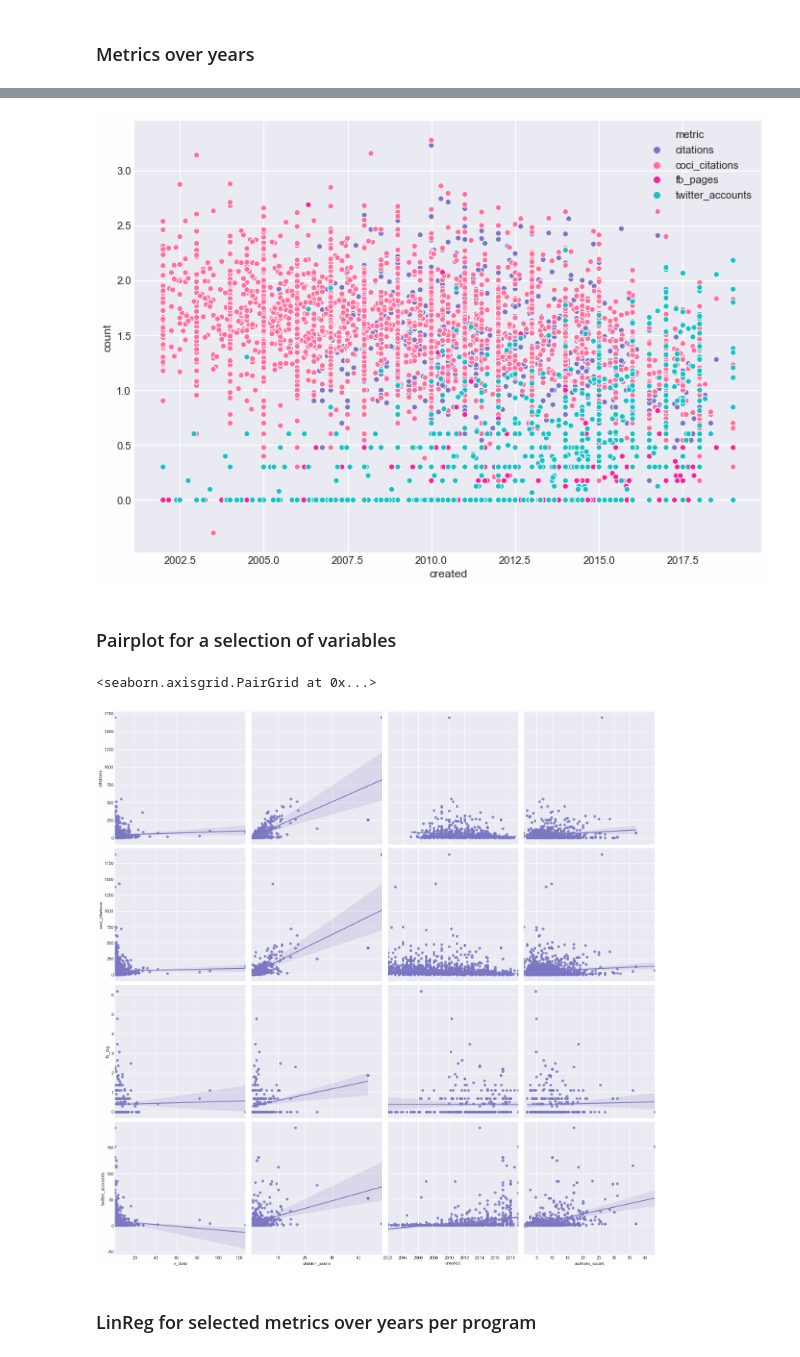
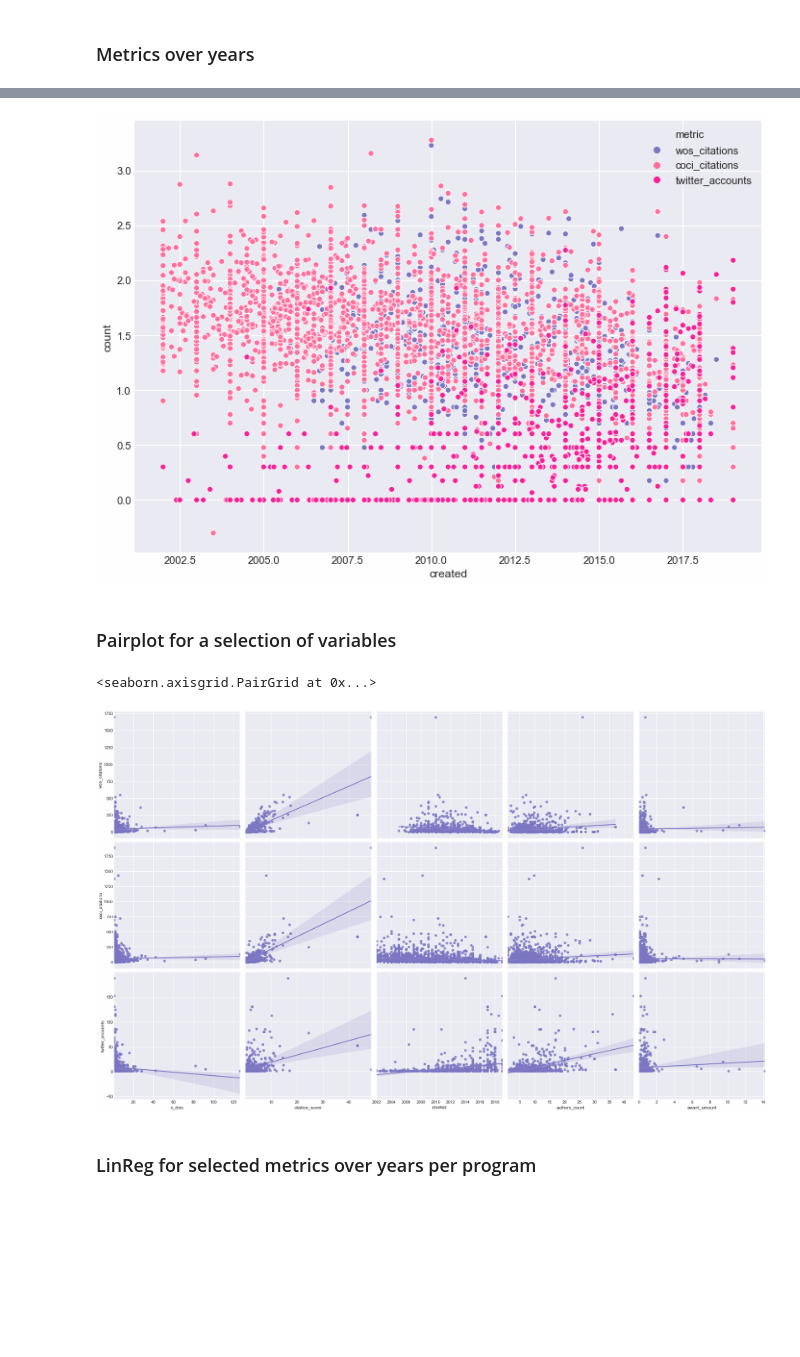
Before and after one commit to ScholCommLab/tracking-grants, a Jupyter notebook: notebooks/reports/interim_report_3.ipynb, the cells around one changed output, grey strips where cells are left out. Drawn from its saved outputs; the diff is of its cells as text; code cells hidden in the pictures; blank space fills up the shorter version.

```diff
--- a/notebooks/reports/interim_report_3.ipynb
+++ b/notebooks/reports/interim_report_3.ipynb
@@ -93,0 +32,18 @@ altmetrics.index = altmetrics.index.str.lower()
+# %%
+# Load references
+refs = load_references()
+
+# Load matched articles
+articles = load_articles()
+
+# Load metrics from WoS
+wos = load_wos()
+
+# Load metrics from Altmetric
+altmetrics = load_altmetrics()
+
+# Load trials
+trials = load_trials()
+
+# Load awards
+awards = load_awards()
@@ -125,3 +124,21 @@ x.round(2)
+# %%
+award_cols = ["grant_id", "award_amount", "type", "award_year"]
+
+# Remove ref_id, grant_id, and score (!) as the individual references deposited might apply to various grants and even contain slightly different formats for the publications
+grants = metrics
+grants = grants.groupby(["program", 'grant_id']).mean().reset_index()
+
+grants = grants.merge(metrics.groupby("grant_id")['DOI'].nunique().to_frame("n_dois"), left_on="grant_id", right_index=True)
+grants = grants.merge(articles.groupby("grant_id").created.mean(), left_on="grant_id", right_index=True)
+grants = grants.merge(articles.groupby("grant_id").authors_count.mean(), left_on="grant_id", right_index=True)
+grants = grants.merge(awards[award_cols], left_on="grant_id", right_on="grant_id", how="left")
+grants.award_amount = grants.award_amount / 1000000
+
+grants = grants.merge(metrics.groupby("grant_id")['coci_citations'].sum().to_frame("total_coci"), left_on="grant_id", right_index=True)
+
+grants.coci_citations = grants.coci_citations.replace(0, np.nan)
+
+grants = grants[grants.program!="PRORP"]
 # %% [markdown]
 ### Coverage per Grant ID
 # %%
@@ -218,23 +225,22 @@ with sns.axes_style(style="white"):
 # %%
 pdf = grants.melt(
     id_vars=["program", "created"],
-    value_vars=["citations", "coci_citations", "fb_pages", "twitter_accounts"],
+    value_vars=["wos_citations", "coci_citations", "twitter_accounts"],
     var_name="metric", value_name="count")
 pdf['count'] = np.log10(pdf['count'])
 sns.scatterplot(x="created", y="count", hue="metric", data=pdf);
 # %% [output]
-[figure, old version]
+[figure, new version]
 # %% [markdown]
 ### Pairplot for a selection of variables
 # %%
-grants['fb_log'] = np.log(grants['fb_pages'])
 sns.pairplot(data=grants,
-             x_vars=["n_dois", "citation_score", "created", "authors_count"],
-             y_vars=["citations", "coci_citations", "fb_log", "twitter_accounts"],
+             x_vars=["n_dois", "citation_score", "created", "authors_count", "award_amount"],
+             y_vars=["wos_citations", "coci_citations", "twitter_accounts"],
              height=5, kind="reg")
 # %% [output]
 <seaborn.axisgrid.PairGrid at 0x...>
-[figure, old version]
+[figure, new version]
 # %% [markdown]
 ### LinReg for selected metrics over years per program
 # %%
```
Also changed, not shown: parts of 22 cells of this notebook, 23 other files.
